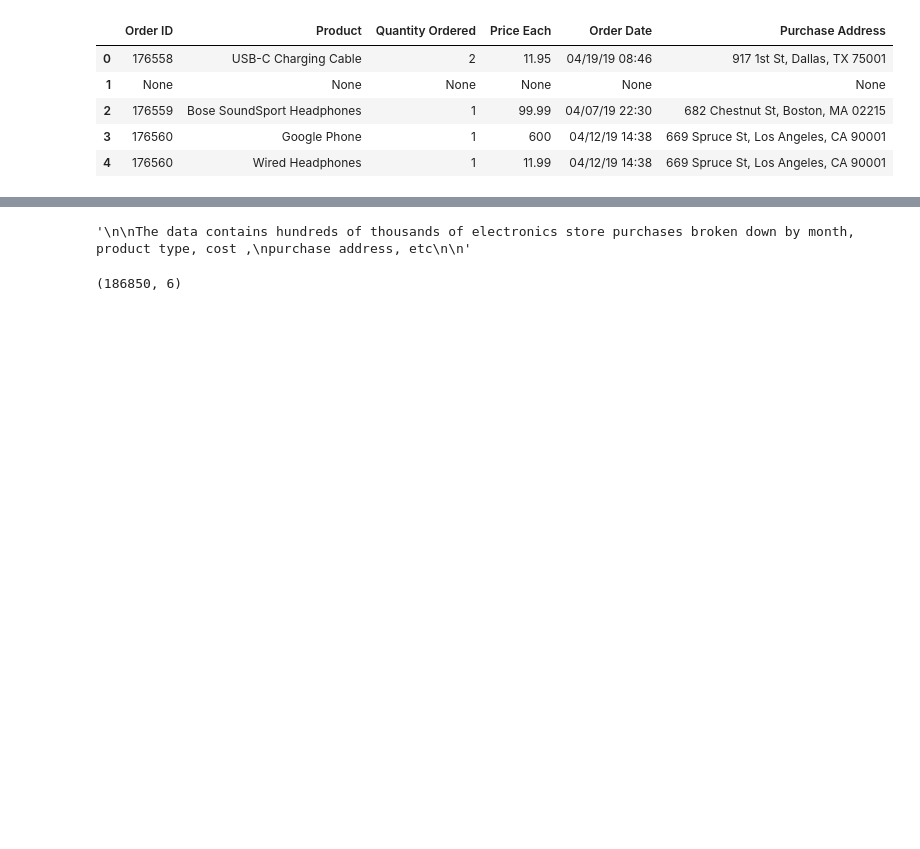
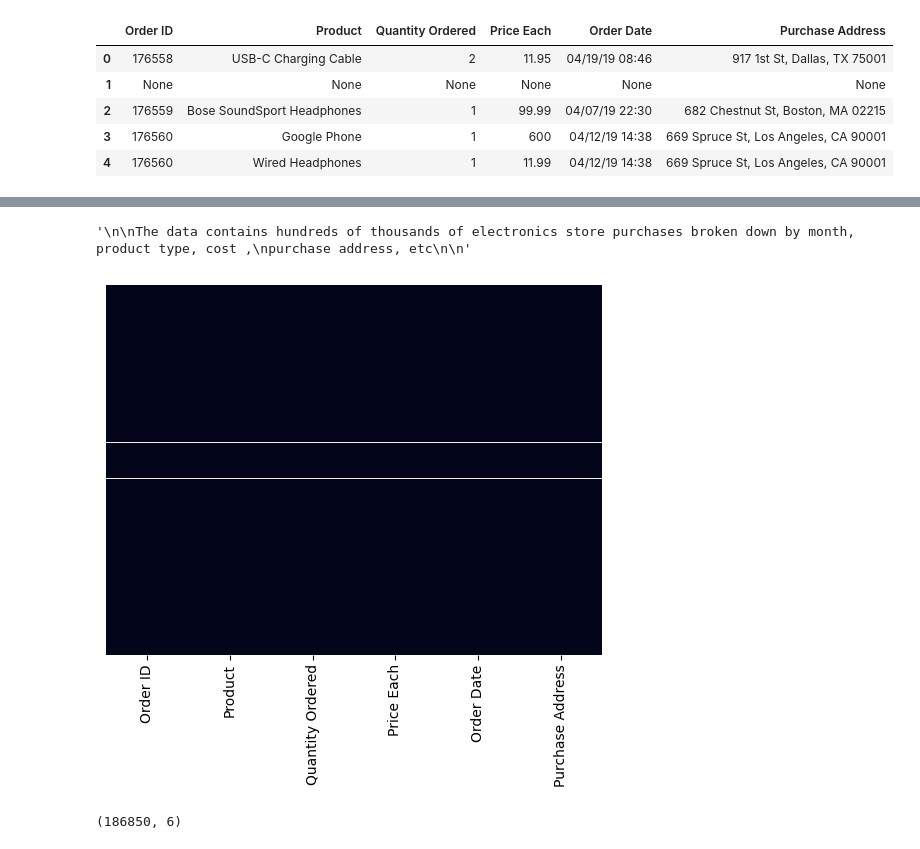
Before and after one commit to WillHDev/4.Sales_UD, a Jupyter notebook: Sales_analysis_Shan_Singh.ipynb, the cells around one changed output, grey strips where cells are left out. Drawn from its saved outputs; the diff is of its cells as text; code cells hidden in the pictures; blank space fills up the shorter version.

```diff
--- a/Sales_analysis_Shan_Singh.ipynb
+++ b/Sales_analysis_Shan_Singh.ipynb
@@ -43,16 +49,17 @@ AttributeError: 'DataFrame' object has no attribute 'all_data'
 # %%
-
+sns.heatmap(df.isnull(),yticklabels=False,cbar=False)
 # print(df.isna().sum())
 
 
 '''
 
 The data contains hundreds of thousands of electronics store purchases broken down by month, product type, cost ,
 purchase address, etc
 
 '''
 # %% [output]
 '\n\nThe data contains hundreds of thousands of electronics store purchases broken down by month, product type, cost ,\npurchase address, etc\n\n'
+[figure, added]
 # %%
 df.shape
 # %% [output]
```
Also changed, not shown: parts of 2 cells of this notebook.
